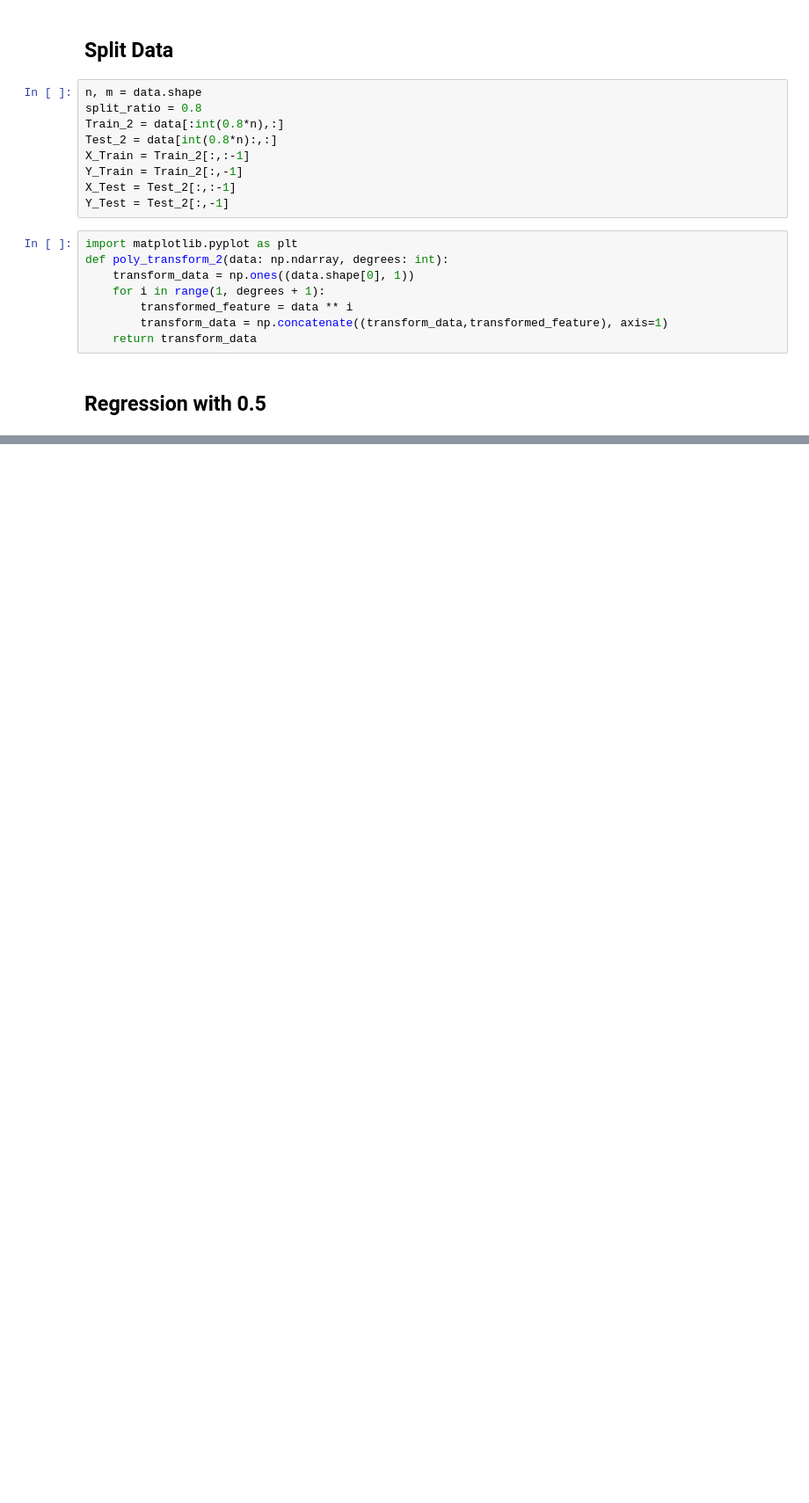
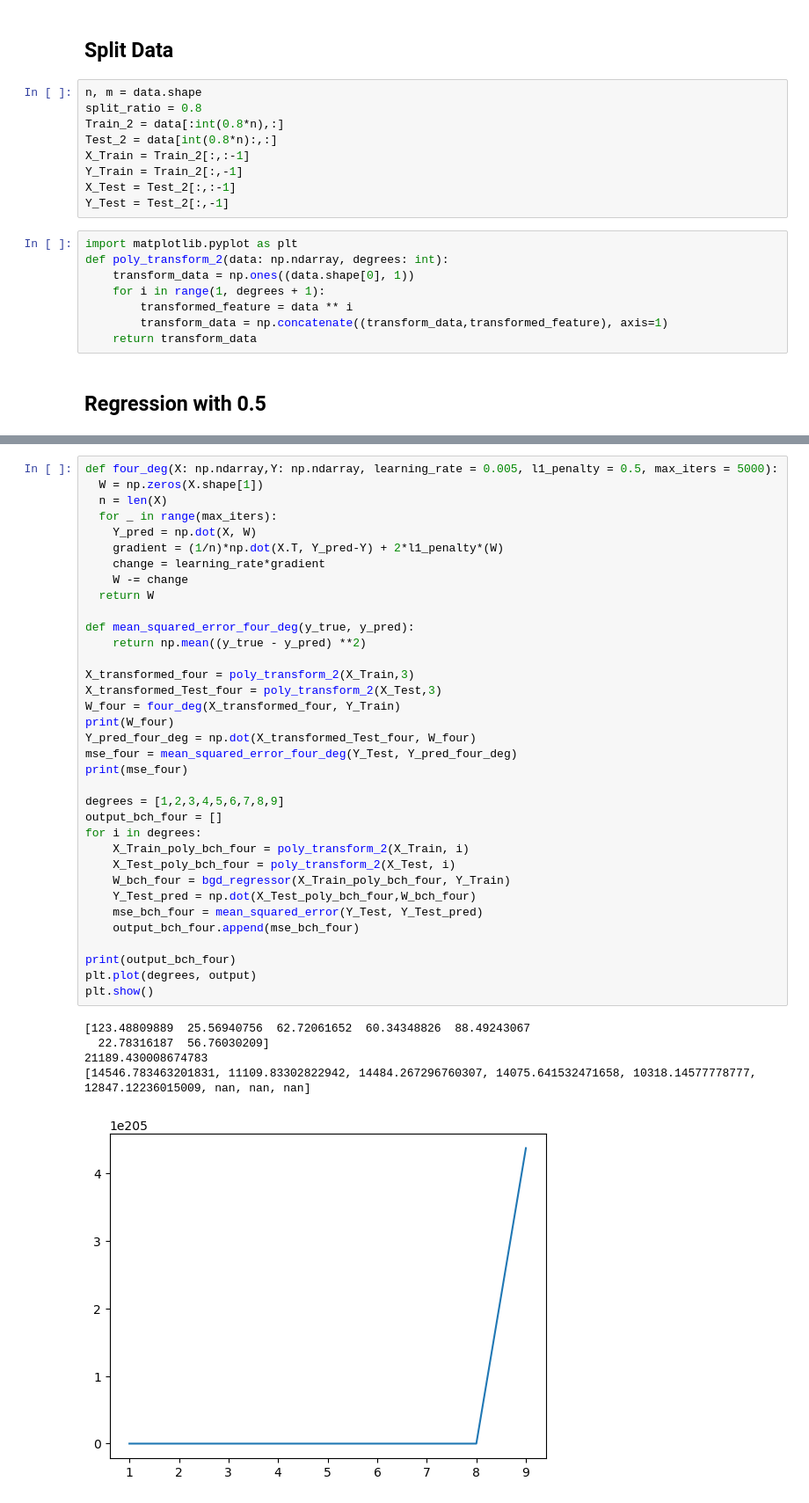
Before and after one commit to sparsh-04/ML, a Jupyter notebook: fods.ipynb, the cells around one changed output, grey strips where cells are left out. Shown: that part at 88% size. Cells and saved outputs as stored; diff of their text form; blank space fills up the shorter version.

```diff
--- a/fods.ipynb
+++ b/fods.ipynb
@@ -228,0 +276,41 @@ print(mse_one)
+# %%
+def four_deg(X: np.ndarray,Y: np.ndarray, learning_rate = 0.005, l1_penalty = 0.5, max_iters = 5000):
+  W = np.zeros(X.shape[1])
+  n = len(X)
+  for _ in range(max_iters):
+    Y_pred = np.dot(X, W)
+    gradient = (1/n)*np.dot(X.T, Y_pred-Y) + 2*l1_penalty*(W)
+    change = learning_rate*gradient
+    W -= change
+  return W
+
+def mean_squared_error_four_deg(y_true, y_pred):
+    return np.mean((y_true - y_pred) **2)
+
+X_transformed_four = poly_transform_2(X_Train,3)
+X_transformed_Test_four = poly_transform_2(X_Test,3)
+W_four = four_deg(X_transformed_four, Y_Train)
+print(W_four)
+Y_pred_four_deg = np.dot(X_transformed_Test_four, W_four)
+mse_four = mean_squared_error_four_deg(Y_Test, Y_pred_four_deg)
+print(mse_four)
+
+degrees = [1,2,3,4,5,6,7,8,9]
+output_bch_four = []
+for i in degrees:
+    X_Train_poly_bch_four = poly_transform_2(X_Train, i)
+    X_Test_poly_bch_four = poly_transform_2(X_Test, i)
+    W_bch_four = bgd_regressor(X_Train_poly_bch_four, Y_Train)
+    Y_Test_pred = np.dot(X_Test_poly_bch_four,W_bch_four)
+    mse_bch_four = mean_squared_error(Y_Test, Y_Test_pred)
+    output_bch_four.append(mse_bch_four)
+
+print(output_bch_four)
+plt.plot(degrees, output)
+plt.show()
+# %% [output]
+[123.48809889  25.56940756  62.72061652  60.34348826  88.49243067
+  22.78316187  56.76030209]
+21189.430008674783
+[14546.783463201831, 11109.83302822942, 14484.267296760307, 14075.641532471658, 10318.14577778777, 12847.12236015009, nan, nan, nan]
+[figure, added]
```
Also changed, not shown: parts of 9 cells of this notebook.
